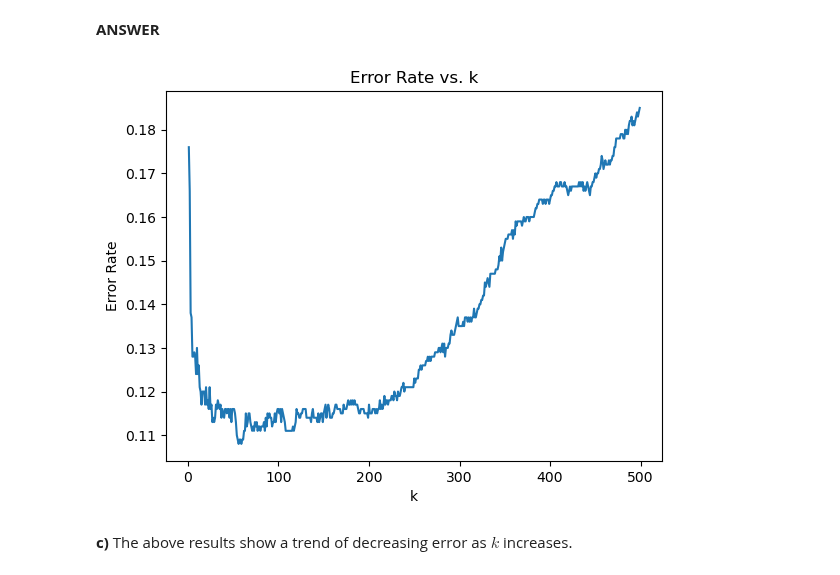
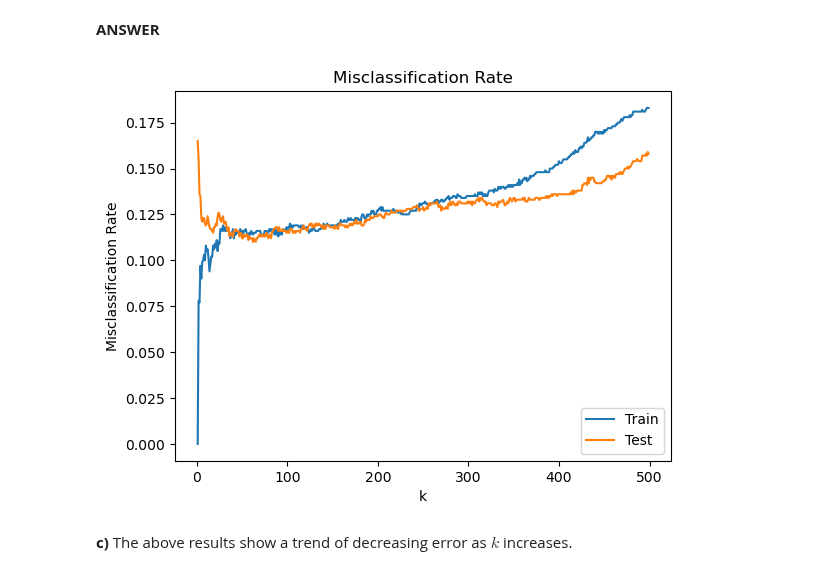
Before and after one commit to cake-dev/machine_learning_class, a Jupyter notebook: assignments/Assignment_2.ipynb, the cells around one changed output. Cells and saved outputs as stored; diff of their text form; code cells hidden in the pictures.

```diff
--- a/assignments/Assignment_2.ipynb
+++ b/assignments/Assignment_2.ipynb
@@ -359,21 +359,25 @@ Here, the value of $k$ determines how flexible our model is.
 X_test, y_test = make_moons(n_samples=1000, noise=0.35)
 # %%
 # b)
-fits = []
+train_fits = []
+test_fits = []
 for k in range(1, 500):
     knn = KNeighborsClassifier(n_neighbors=k)
     knn.fit(X_train, y_train)
     # 1 - accuracy = misclassification rate
-    fits.append(1-knn.score(X_test, y_test))
+    train_fits.append(1 - knn.score(X_train, y_train))
+    test_fits.append(1 - knn.score(X_test, y_test))
 
 
-plt.plot(range(1, 500), fits)
-plt.title('Error Rate vs. k')
+plt.plot(range(1, 500), train_fits, label='Train')
+plt.plot(range(1, 500), test_fits, label='Test')
+plt.title('Misclassification Rate')
 plt.xlabel('k')
-plt.ylabel('Error Rate')
+plt.ylabel('Misclassification Rate')
+plt.legend()
 plt.show()
 # %% [output]
-[figure, old version]
+[figure, new version]
 # %% [markdown]
 **c)** The above results show a trend of decreasing error as $k$ increases.
 # %% [markdown]
```
Also changed, not shown: parts of 7 cells of this notebook.
